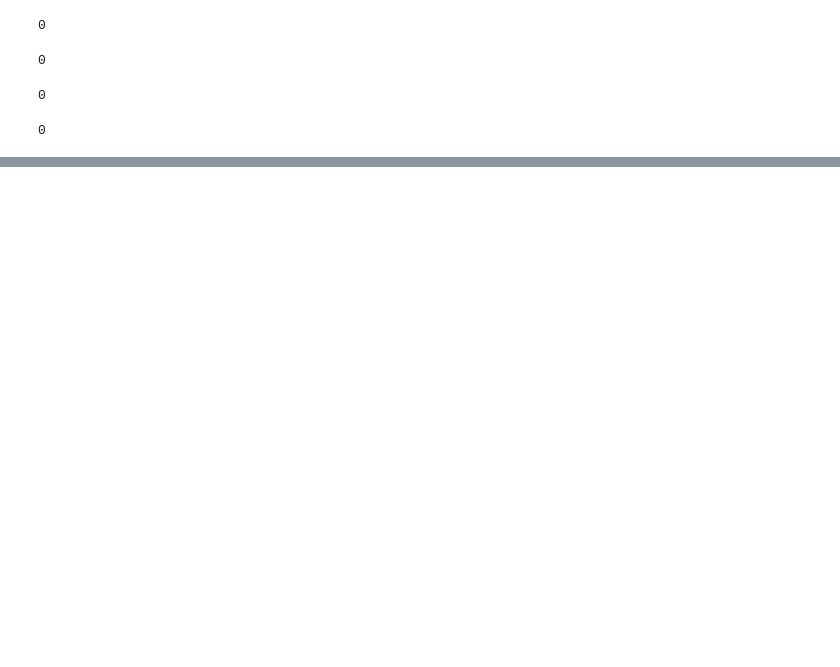
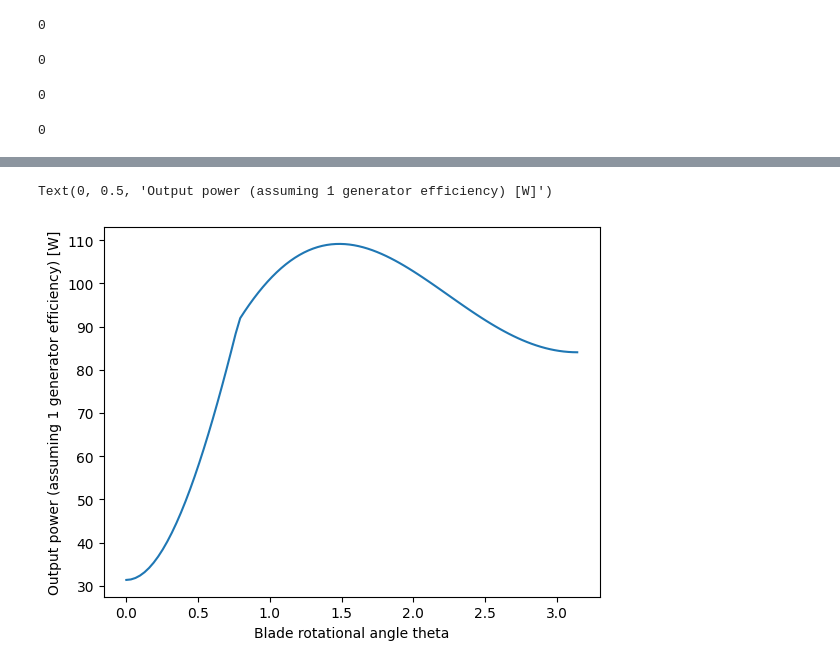
Before and after one commit to pilipb/DP4-code, a Jupyter notebook: test.ipynb, the cells around one changed output, grey strips where cells are left out. Cells and saved outputs as stored; diff of their text form; code cells hidden in the pictures; blank space fills up the shorter version.

```diff
--- a/test.ipynb
+++ b/test.ipynb
@@ -47,0 +54,8 @@ ValueError: The truth value of an array with more than one element is ambiguous.
+# %%
+# with the turbine created, it is now possible to show plots of the various readings
+plt.plot(turbine.theta, turbine.output_power_list)
+plt.xlabel('Blade rotational angle theta')
+plt.ylabel('Output power (assuming 1 generator efficiency) [W]')
+# %% [output]
+Text(0, 0.5, 'Output power (assuming 1 generator efficiency) [W]')
+[figure, added]
```
Also changed, not shown: parts of 5 cells of this notebook, 2 other files.
